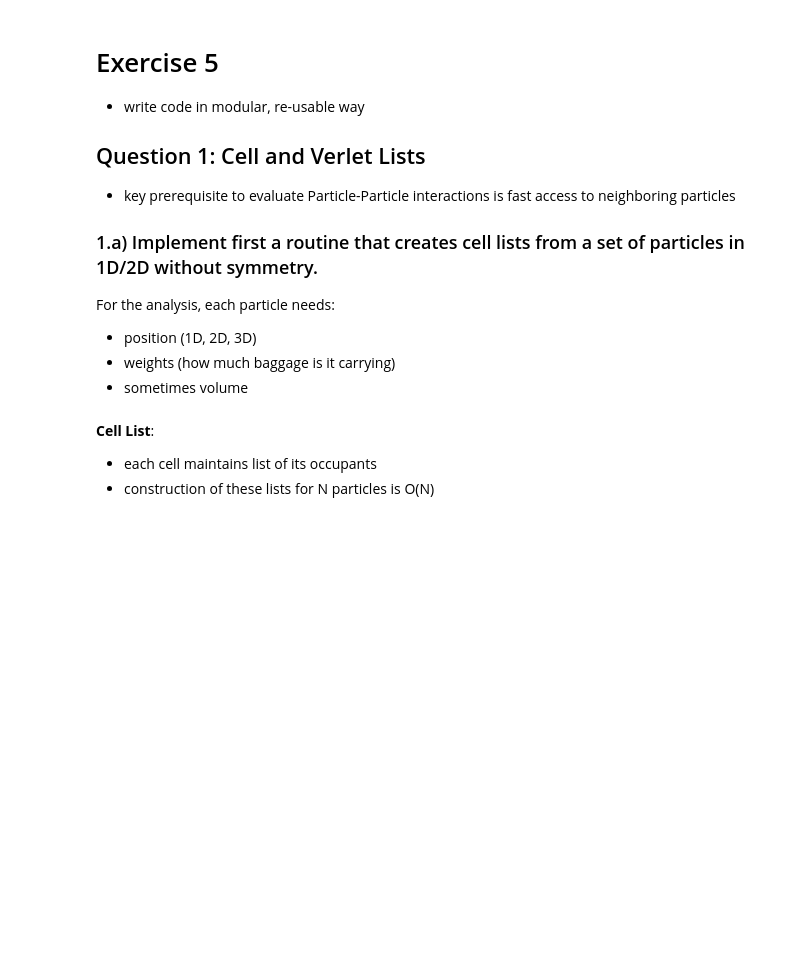
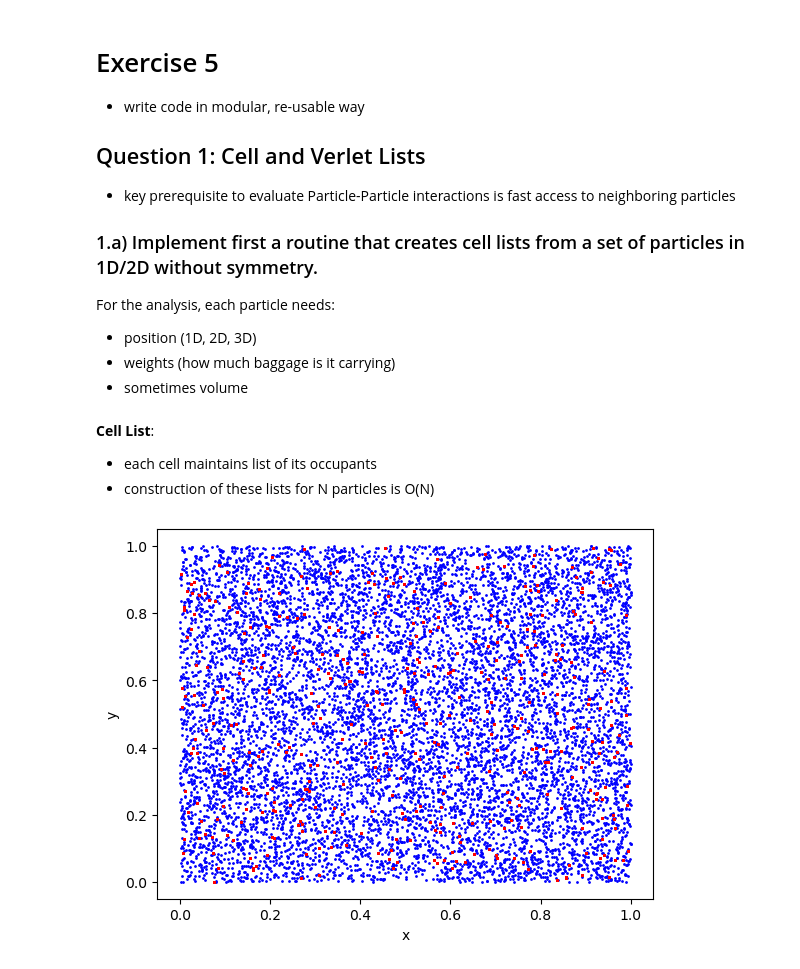
Before and after one commit to marabuuu/STMS, a Jupyter notebook: maras_solutions/Exercise5_ML.ipynb, the cells around one changed output. Drawn from its saved outputs; the diff is of its cells as text; code cells hidden in the pictures; blank space fills up the shorter version.

```diff
--- a/maras_solutions/Exercise5_ML.ipynb
+++ b/maras_solutions/Exercise5_ML.ipynb
@@ -29,11 +29,14 @@ __Cell List__:
 - each cell maintains list of its occupants
 - construction of these lists for N particles is O(N)
 # %%
-def create_cell_list(particle_pos, lower_bounds, upper_bounds, cell_size):
+def create_cell_list(particle_pos, lower_bounds, upper_bounds, cell_side):
+    '''
+    This function creates a cell list
+    '''
 
     # set up grid
     n_particles, dims = particle_pos.shape # columns, rows
-    num_cells = np.ceil((upper_bounds - lower_bounds) / cell_size).astype(int) # number of cells in each dimension
+    num_cells = np.ceil((upper_bounds - lower_bounds) / cell_side).astype(int) # number of cells in each dimension
 
     # create particle matrix
     particle_matrix = np.zeros((n_particles, dims + 1), dtype=int)
@@ -57,3 +60,23 @@ def create_cell_list(particle_pos, lower_bounds, upper_bounds, cell_size):
         # store cell assignment in final column of particle matrix
         particle_matrix[i, dims] = cell_list_index
     return particle_matrix, cell_list, num_cells #particle matrix contains x, y, cell
+# %%
+cell_list = create_cell_list(particle_pos, lower_bounds, upper_bounds, cell_side)
+
+# Plotting
+fig = plt.figure()
+ax = fig.add_subplot(111)
+
+# plot all particles in blue
+ax.scatter(particle_pos[:, 0], particle_pos[:, 1], color='blue', s=1)
+
+# plot one cell in cell_list in red
+cell = cell_list[0]
+ax.scatter(particle_pos[cell, 0], particle_pos[cell, 1], color='red', s=1)
+
+
+ax.set_xlabel('x')
+ax.set_ylabel('y')
+plt.show()
+# %% [output]
+[figure, added]
```
Also changed, not shown: parts of 4 cells of this notebook.
